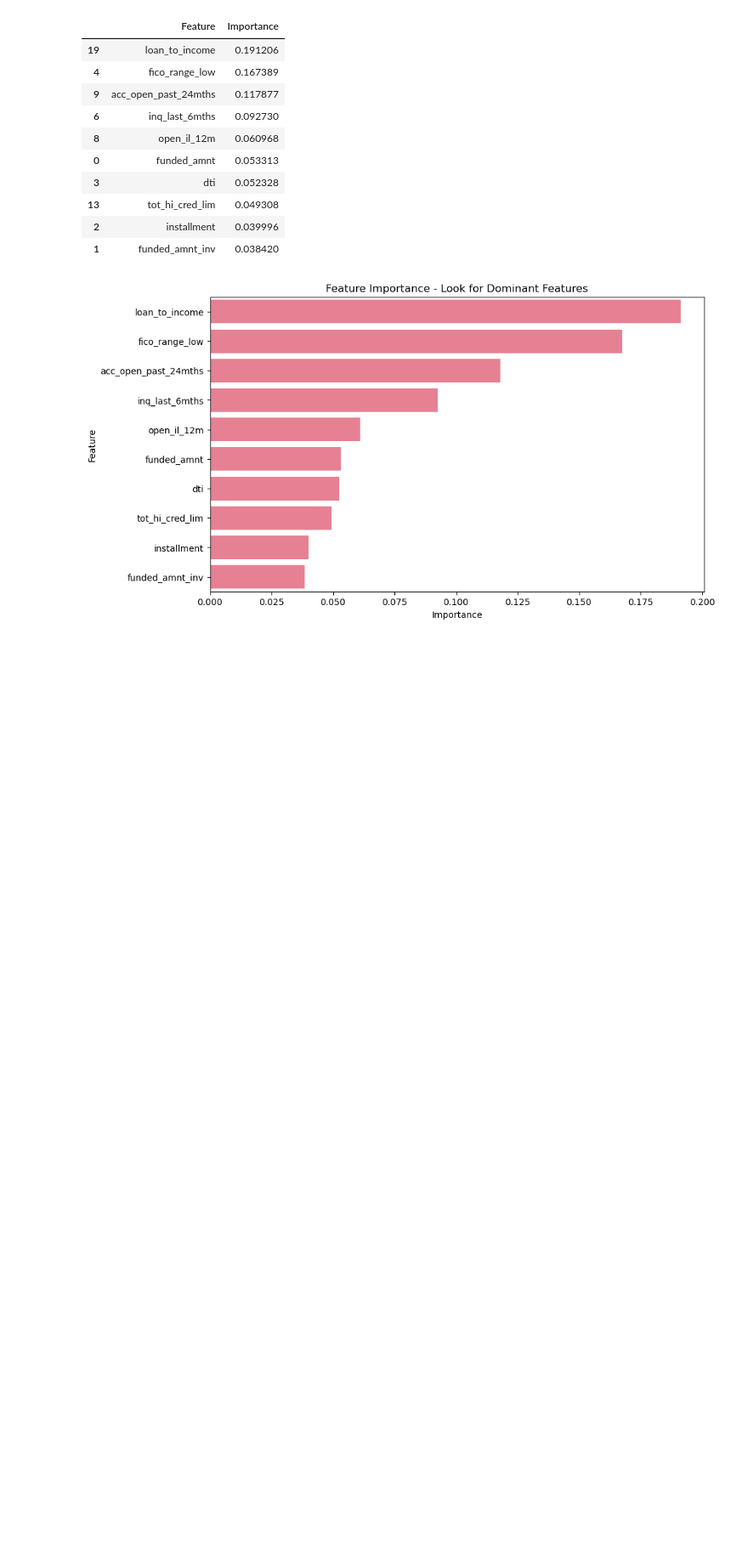
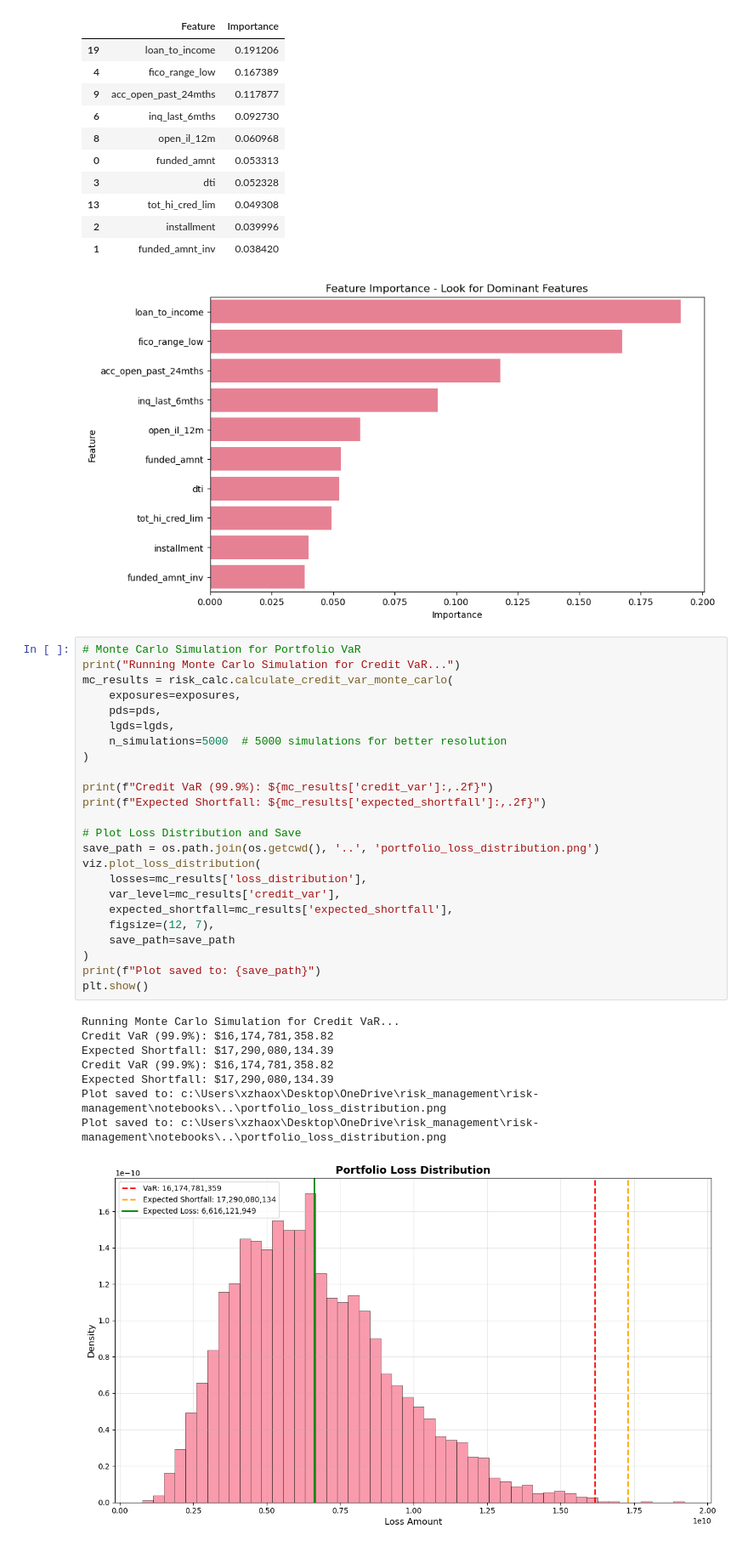
Before and after one commit to xiaoxu-zhao/risk-management, a Jupyter notebook: notebooks/02_modelling_and_risk_analysis.ipynb, the cells around one changed output. Shown at 85% size. Saved outputs shown, nothing was run; the diff lists cells and outputs as text; blank space fills up the shorter version.

```diff
--- a/notebooks/02_modelling_and_risk_analysis.ipynb
+++ b/notebooks/02_modelling_and_risk_analysis.ipynb
@@ -283,3 +283,36 @@ Top 10 Features (Check for Leakage):
 | 2 | installment | 0.039996 |
 | 1 | funded_amnt_inv | 0.038420 |
 [figure]
+# %%
+# Monte Carlo Simulation for Portfolio VaR
+print("Running Monte Carlo Simulation for Credit VaR...")
+mc_results = risk_calc.calculate_credit_var_monte_carlo(
+    exposures=exposures,
+    pds=pds,
+    lgds=lgds,
+    n_simulations=5000  # 5000 simulations for better resolution
+)
+
+print(f"Credit VaR (99.9%): ${mc_results['credit_var']:,.2f}")
+print(f"Expected Shortfall: ${mc_results['expected_shortfall']:,.2f}")
+
+# Plot Loss Distribution and Save
+save_path = os.path.join(os.getcwd(), '..', 'portfolio_loss_distribution.png')
+viz.plot_loss_distribution(
+    losses=mc_results['loss_distribution'],
+    var_level=mc_results['credit_var'],
+    expected_shortfall=mc_results['expected_shortfall'],
+    figsize=(12, 7),
+    save_path=save_path
+)
+print(f"Plot saved to: {save_path}")
+plt.show()
+# %% [output]
+Running Monte Carlo Simulation for Credit VaR...
+Credit VaR (99.9%): $16,174,781,358.82
+Expected Shortfall: $17,290,080,134.39
+Credit VaR (99.9%): $16,174,781,358.82
+Expected Shortfall: $17,290,080,134.39
+Plot saved to: c:\Users\xzhaox\Desktop\OneDrive\risk_management\risk-management\notebooks\..\portfolio_loss_distribution.png
+Plot saved to: c:\Users\xzhaox\Desktop\OneDrive\risk_management\risk-management\notebooks\..\portfolio_loss_distribution.png
+[figure, added]
```
Also changed, not shown: 3 other files.
